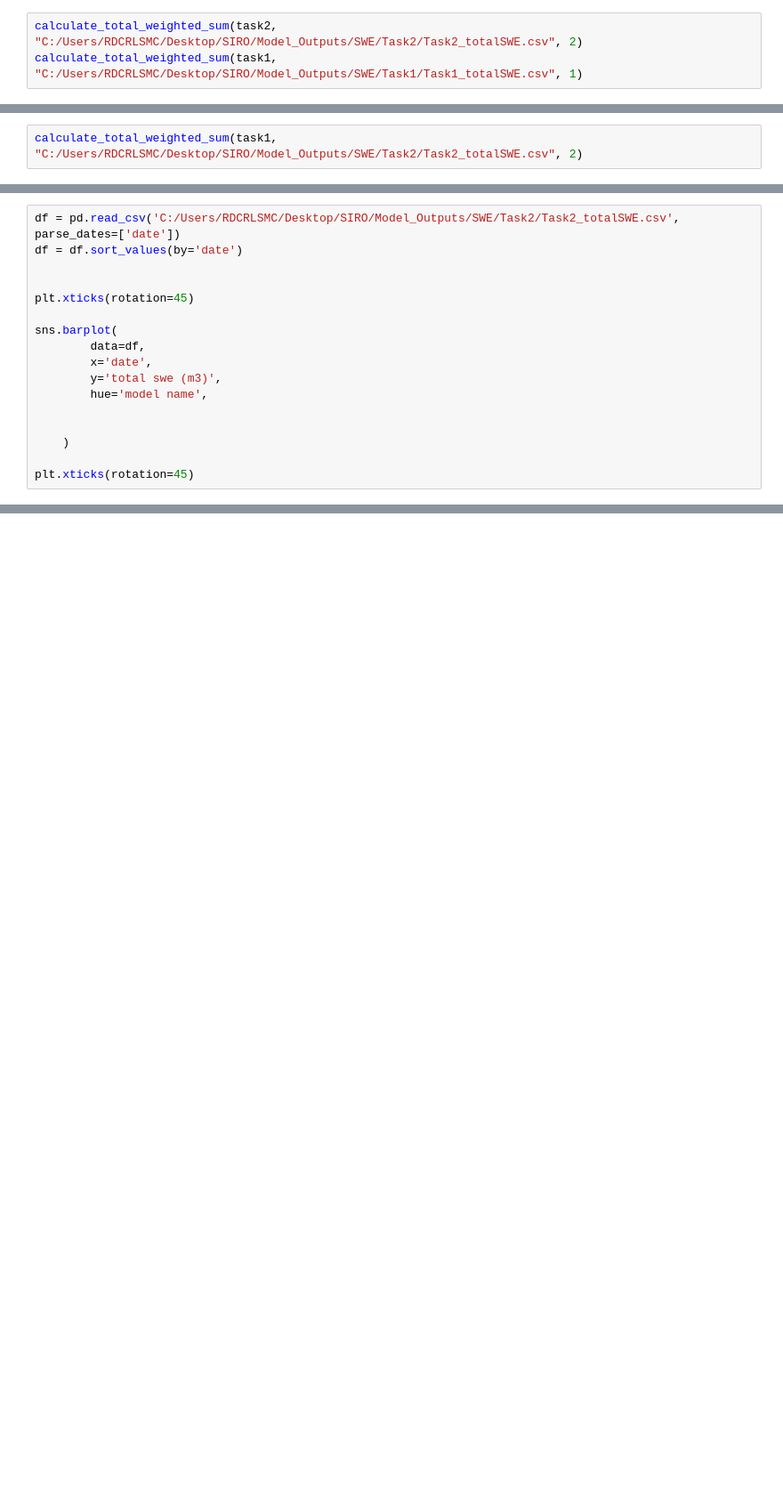
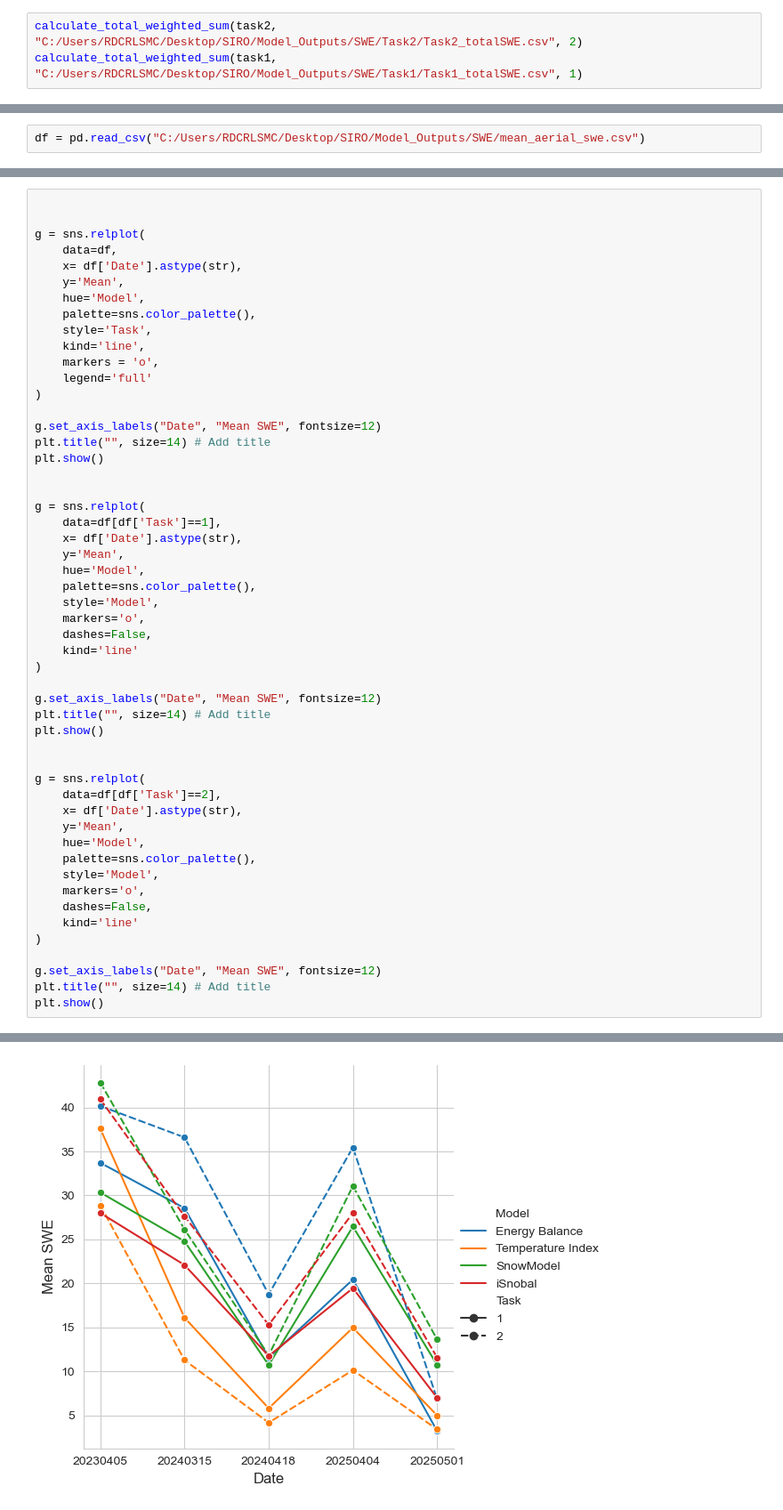
Before and after one commit to naniciafone/SIRO, a Jupyter notebook: notebooks/SWE_analysis.ipynb, the cells around one changed output, grey strips where cells are left out. Shown at 89% size. Cells and saved outputs as stored; diff of their text form; blank space fills up the shorter version.

```diff
--- a/notebooks/SWE_analysis.ipynb
+++ b/notebooks/SWE_analysis.ipynb
@@ -444,2 +211,2 @@ task2
 # %%
-calculate_total_weighted_sum(task1, "C:/Users/RDCRLSMC/Desktop/SIRO/Model_Outputs/SWE/Task2/Task2_totalSWE.csv", 2)
+df = pd.read_csv("C:/Users/RDCRLSMC/Desktop/SIRO/Model_Outputs/SWE/mean_aerial_swe.csv")
@@ -478,17 +212,0 @@ plt.show()
-# %%
-df = pd.read_csv('C:/Users/RDCRLSMC/Desktop/SIRO/Model_Outputs/SWE/Task2/Task2_totalSWE.csv',  parse_dates=['date'])
-df = df.sort_values(by='date')
-
-
-plt.xticks(rotation=45)
-
-sns.barplot(
-        data=df,
-        x='date',
-        y='total swe (m3)',
-        hue='model name',
-
-
-    )
-
-plt.xticks(rotation=45)
@@ -502,0 +233,53 @@ plt.xticks(rotation=45)
+# %%
+
+
+g = sns.relplot(
+    data=df,
+    x= df['Date'].astype(str),
+    y='Mean',
+    hue='Model',
+    palette=sns.color_palette(),
+    style='Task',
+    kind='line',
+    markers = 'o',
+    legend='full'
+)
+
+g.set_axis_labels("Date", "Mean SWE", fontsize=12)
+plt.title("", size=14) # Add title
+plt.show()
+
+
+g = sns.relplot(
+    data=df[df['Task']==1],
+    x= df['Date'].astype(str),
+    y='Mean',
+    hue='Model',
+    palette=sns.color_palette(),
+    style='Model',
+    markers='o',
+    dashes=False,
+    kind='line'
+)
+
+g.set_axis_labels("Date", "Mean SWE", fontsize=12)
+plt.title("", size=14) # Add title
+plt.show()
+
+
+g = sns.relplot(
+    data=df[df['Task']==2],
+    x= df['Date'].astype(str),
+    y='Mean',
+    hue='Model',
+    palette=sns.color_palette(),
+    style='Model',
+    markers='o',
+    dashes=False,
+    kind='line'
+)
+
+g.set_axis_labels("Date", "Mean SWE", fontsize=12)
+plt.title("", size=14) # Add title
+plt.show()
+# %% [output]
@@ -502,0 +288 @@ plt.xticks(rotation=45)
+[figure, added]
```
Also changed, not shown: parts of 21 cells of this notebook, 2 other files.
